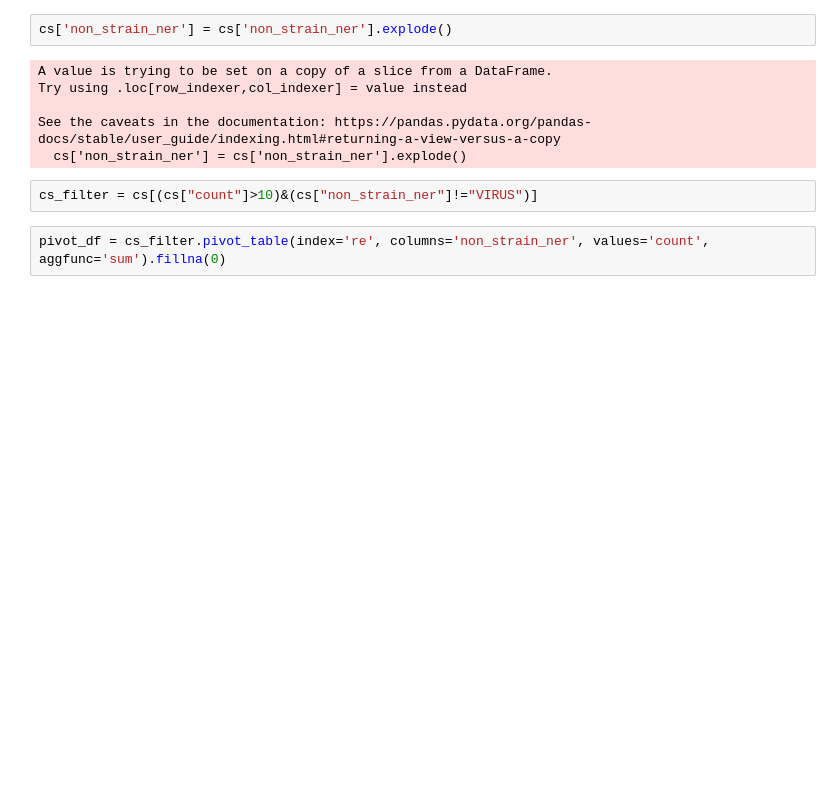
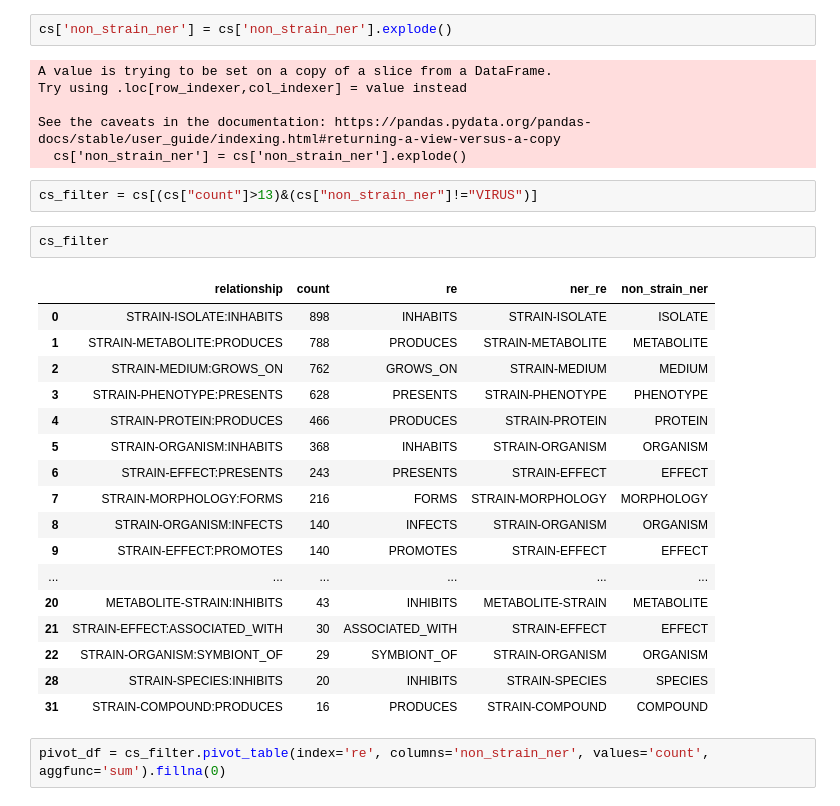
Before and after one commit to danielzmbp/NLP4Pheno, a Jupyter notebook: notebooks/summary_label.ipynb, the cells around one changed output. Cells and saved outputs as stored; diff of their text form; blank space fills up the shorter version.

```diff
--- a/notebooks/summary_label.ipynb
+++ b/notebooks/summary_label.ipynb
@@ -253,7 +253,27 @@ Try using .loc[row_indexer,col_indexer] = value instead
 See the caveats in the documentation: https://pandas.pydata.org/pandas-docs/stable/user_guide/indexing.html#returning-a-view-versus-a-copy
   cs['non_strain_ner'] = cs['non_strain_ner'].explode()
 # %%
-cs_filter = cs[(cs["count"]>10)&(cs["non_strain_ner"]!="VIRUS")]
+cs_filter = cs[(cs["count"]>13)&(cs["non_strain_ner"]!="VIRUS")]
+# %%
+cs_filter
+# %% [output]
+|  | relationship | count | re | ner_re | non_strain_ner |
+| 0 | STRAIN-ISOLATE:INHABITS | 898 | INHABITS | STRAIN-ISOLATE | ISOLATE |
+| 1 | STRAIN-METABOLITE:PRODUCES | 788 | PRODUCES | STRAIN-METABOLITE | METABOLITE |
+| 2 | STRAIN-MEDIUM:GROWS_ON | 762 | GROWS_ON | STRAIN-MEDIUM | MEDIUM |
+| 3 | STRAIN-PHENOTYPE:PRESENTS | 628 | PRESENTS | STRAIN-PHENOTYPE | PHENOTYPE |
+| 4 | STRAIN-PROTEIN:PRODUCES | 466 | PRODUCES | STRAIN-PROTEIN | PROTEIN |
+| 5 | STRAIN-ORGANISM:INHABITS | 368 | INHABITS | STRAIN-ORGANISM | ORGANISM |
+| 6 | STRAIN-EFFECT:PRESENTS | 243 | PRESENTS | STRAIN-EFFECT | EFFECT |
+| 7 | STRAIN-MORPHOLOGY:FORMS | 216 | FORMS | STRAIN-MORPHOLOGY | MORPHOLOGY |
+| 8 | STRAIN-ORGANISM:INFECTS | 140 | INFECTS | STRAIN-ORGANISM | ORGANISM |
+| 9 | STRAIN-EFFECT:PROMOTES | 140 | PROMOTES | STRAIN-EFFECT | EFFECT |
+| ... | ... | ... | ... | ... | ... |
+| 20 | METABOLITE-STRAIN:INHIBITS | 43 | INHIBITS | METABOLITE-STRAIN | METABOLITE |
+| 21 | STRAIN-EFFECT:ASSOCIATED_WITH | 30 | ASSOCIATED_WITH | STRAIN-EFFECT | EFFECT |
+| 22 | STRAIN-ORGANISM:SYMBIONT_OF | 29 | SYMBIONT_OF | STRAIN-ORGANISM | ORGANISM |
+| 28 | STRAIN-SPECIES:INHIBITS | 20 | INHIBITS | STRAIN-SPECIES | SPECIES |
+| 31 | STRAIN-COMPOUND:PRODUCES | 16 | PRODUCES | STRAIN-COMPOUND | COMPOUND |
 # %%
 pivot_df = cs_filter.pivot_table(index='re', columns='non_strain_ner', values='count', aggfunc='sum').fillna(0)
 # %%
```
Also changed, not shown: parts of 13 cells of this notebook, 3 other files.
